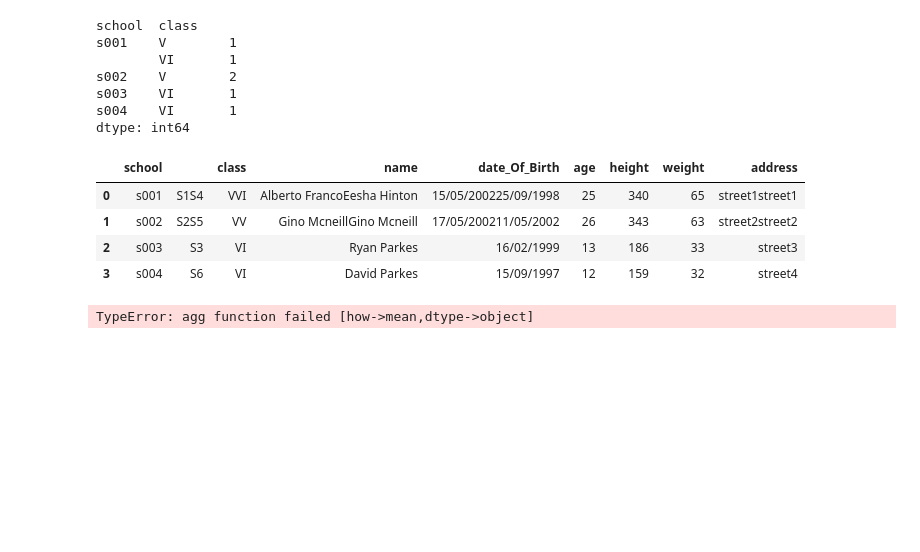
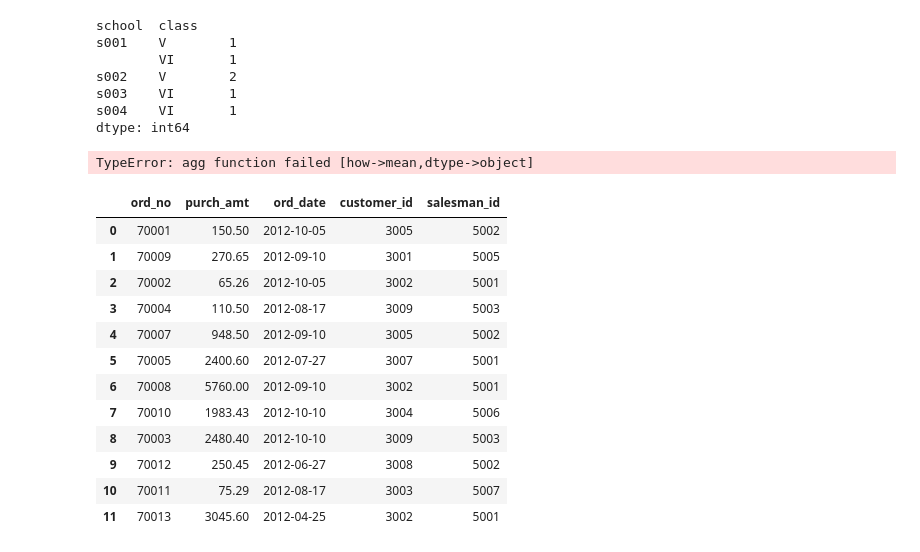
Before and after one commit to AayushParab44/Advanced_Statistics, a Jupyter notebook: mergeandsplitassignment.ipynb, the cells around one changed output. Drawn from its saved outputs; the diff is of its cells as text; code cells hidden in the pictures; blank space fills up the shorter version.

```diff
--- a/mergeandsplitassignment.ipynb
+++ b/mergeandsplitassignment.ipynb
@@ -89,14 +89,6 @@ s002    V        2
 s003    VI       1
 s004    VI       1
 dtype: int64
-# %%
-y
-# %% [output]
-|  | school |  | class | name | date_Of_Birth | age | height | weight | address |
-| 0 | s001 | S1S4 | VVI | Alberto FrancoEesha Hinton | 15/05/200225/09/1998 | 25 | 340 | 65 | street1street1 |
-| 1 | s002 | S2S5 | VV | Gino McneillGino Mcneill | 17/05/200211/05/2002 | 26 | 343 | 63 | street2street2 |
-| 2 | s003 | S3 | VI | Ryan Parkes | 16/02/1999 | 13 | 186 | 33 | street3 |
-| 3 | s004 | S6 | VI | David Parkes | 15/09/1997 | 12 | 159 | 32 | street4 |
 # %%
 #2.
 x=df.groupby(['school','age']).mean()
@@ -121,16 +113,26 @@ TypeError: agg function failed [how->mean,dtype->object]
 # 10   70011      75.29  2012-08-17         3003         5007
 # 11   70013    3045.60  2012-04-25         3002         5001
 # %%
-  # ord_no  purch_amt    ord_date  customer_id  salesman_id
-0    70001     150.50  2012-10-05         3005         5002
-1    70009     270.65  2012-09-10         3001         5005
-2    70002      65.26  2012-10-05         3002         5001
-3    70004     110.50  2012-08-17         3009         5003
-4    70007     948.50  2012-09-10         3005         5002
-5    70005    2400.60  2012-07-27         3007         5001
-6    70008    5760.00  2012-09-10         3002         5001
-7    70010    1983.43  2012-10-10         3004         5006
-8    70003    2480.40  2012-10-10         3009         5003
-9    70012     250.45  2012-06-27         3008         5002
-10   70011      75.29  2012-08-17         3003         5007
-11   70013    3045.60  2012-04-25         3002         5001
+data = pd.DataFrame({
+    'ord_no': [70001, 70009, 70002, 70004, 70007, 70005, 70008, 70010, 70003, 70012, 70011, 70013],
+    'purch_amt': [150.50, 270.65, 65.26, 110.50, 948.50, 2400.60, 5760.00, 1983.43, 2480.40, 250.45, 75.29, 3045.60],
+    'ord_date': ['2012-10-05', '2012-09-10', '2012-10-05', '2012-08-17', '2012-09-10', '2012-07-27', '2012-09-10', '2012-10-10', '2012-10-10', '2012-06-27', '2012-08-17', '2012-04-25'],
+    'customer_id': [3005, 3001, 3002, 3009, 3005, 3007, 3002, 3004, 3009, 3008, 3003, 3002],
+    'salesman_id': [5002, 5005, 5001, 5003, 5002, 5001, 5001, 5006, 5003, 5002, 5007, 5001]
+})
+# %%
+data
+# %% [output]
+|  | ord_no | purch_amt | ord_date | customer_id | salesman_id |
+| 0 | 70001 | 150.50 | 2012-10-05 | 3005 | 5002 |
+| 1 | 70009 | 270.65 | 2012-09-10 | 3001 | 5005 |
+| 2 | 70002 | 65.26 | 2012-10-05 | 3002 | 5001 |
+| 3 | 70004 | 110.50 | 2012-08-17 | 3009 | 5003 |
+| 4 | 70007 | 948.50 | 2012-09-10 | 3005 | 5002 |
+| 5 | 70005 | 2400.60 | 2012-07-27 | 3007 | 5001 |
+| 6 | 70008 | 5760.00 | 2012-09-10 | 3002 | 5001 |
+| 7 | 70010 | 1983.43 | 2012-10-10 | 3004 | 5006 |
+| 8 | 70003 | 2480.40 | 2012-10-10 | 3009 | 5003 |
+| 9 | 70012 | 250.45 | 2012-06-27 | 3008 | 5002 |
+| 10 | 70011 | 75.29 | 2012-08-17 | 3003 | 5007 |
+| 11 | 70013 | 3045.60 | 2012-04-25 | 3002 | 5001 |
```
Also changed, not shown: parts of 6 cells of this notebook, 1 other file.
